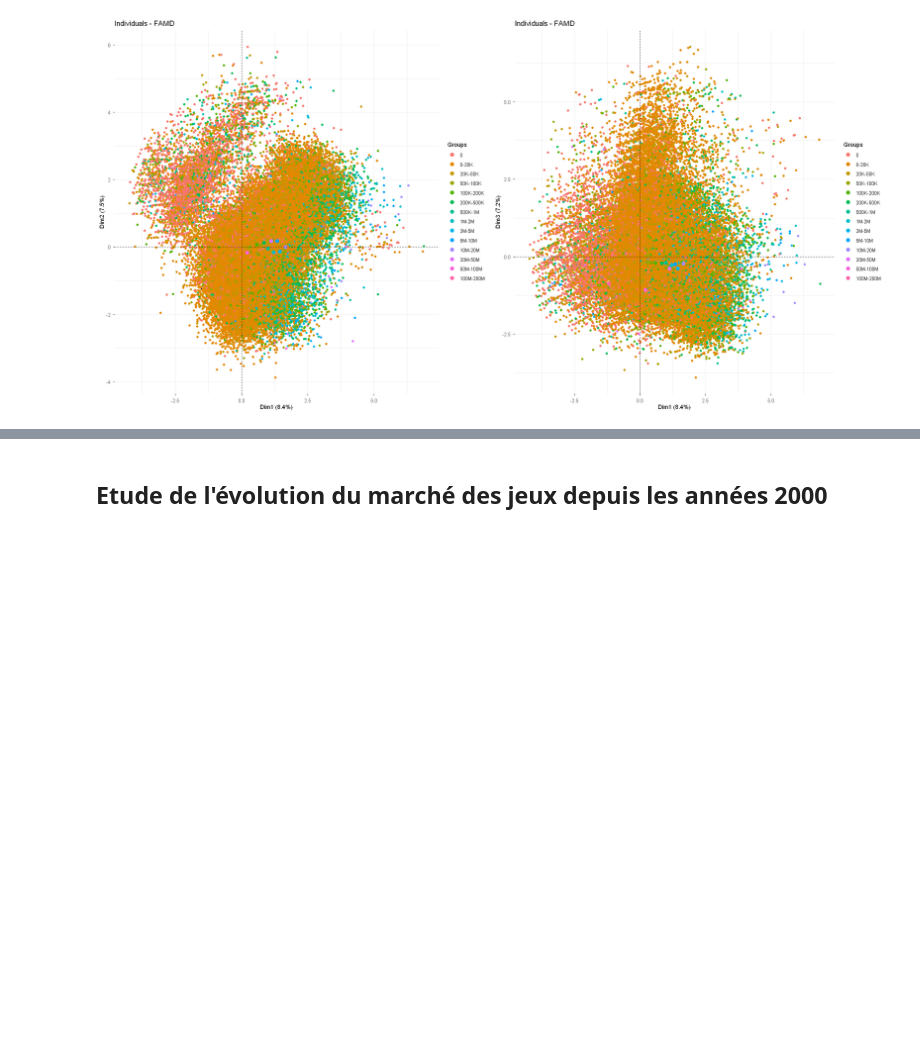
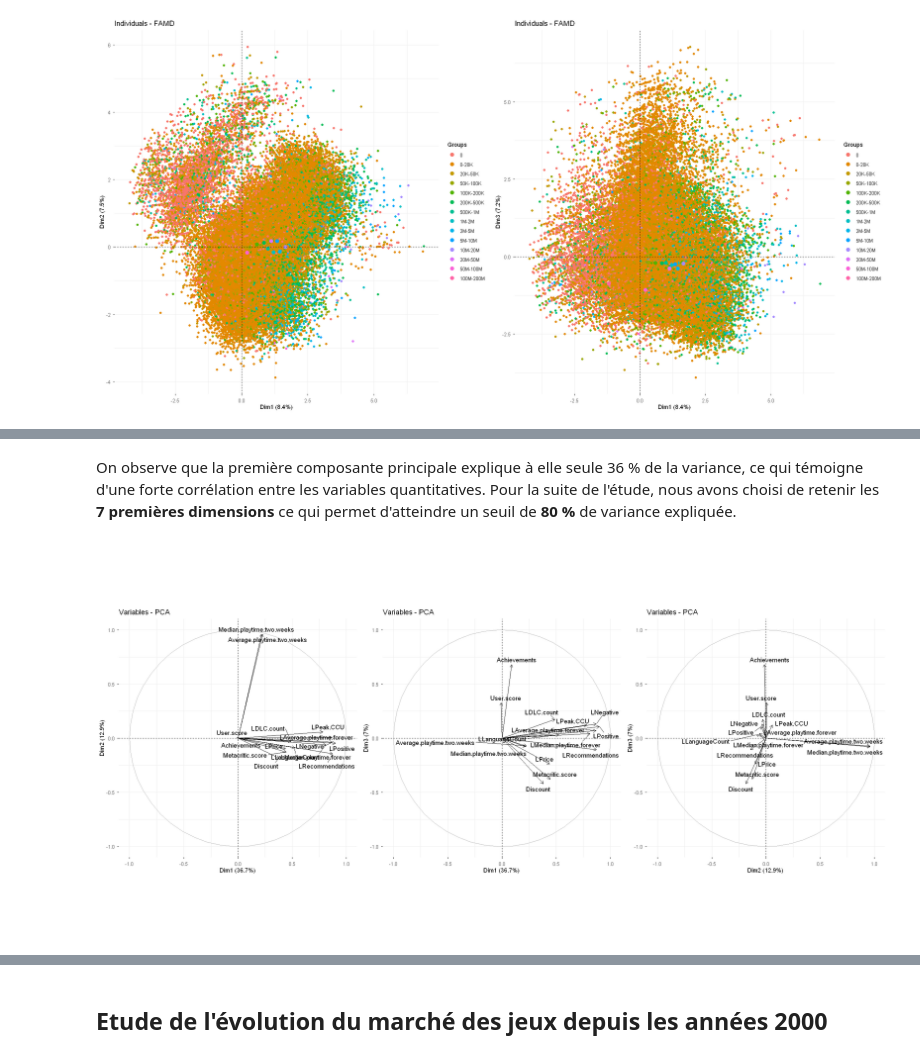
Before and after one commit to LjAquinox/Projet_Analyse_Steam, a Jupyter notebook: notebook_R.ipynb, the cells around one changed output, grey strips where cells are left out. Saved outputs shown, nothing was run; the diff lists cells and outputs as text; code cells hidden in the pictures; blank space fills up the shorter version.

```diff
--- a/notebook_R.ipynb
+++ b/notebook_R.ipynb
@@ -1206,0 +1286,10 @@ Maintenant que nous avons réussi à trouver que les variables *Language.count*
+# %% [markdown]
+On observe que la première composante principale explique à elle seule 36 % de la variance, ce qui témoigne d'une forte corrélation entre les variables quantitatives. Pour la suite de l'étude, nous avons choisi de retenir les **7 premières dimensions** ce qui permet d'atteindre un seuil de **80 %** de variance expliquée.
+# %%
+options(repr.plot.width = 20, repr.plot.height = 10)
+g1=fviz_pca_var(pca.pop,axes = c(1,2),repel=TRUE)
+g2=fviz_pca_var(pca.pop,axes = c(1,3),repel=TRUE)
+g3=fviz_pca_var(pca.pop,axes = c(2,3),repel=TRUE)
+grid.arrange(g1,g2,g3,ncol=3)
+# %% [output]
+[figure, added]
```
Also changed, not shown: parts of 65 cells of this notebook.
